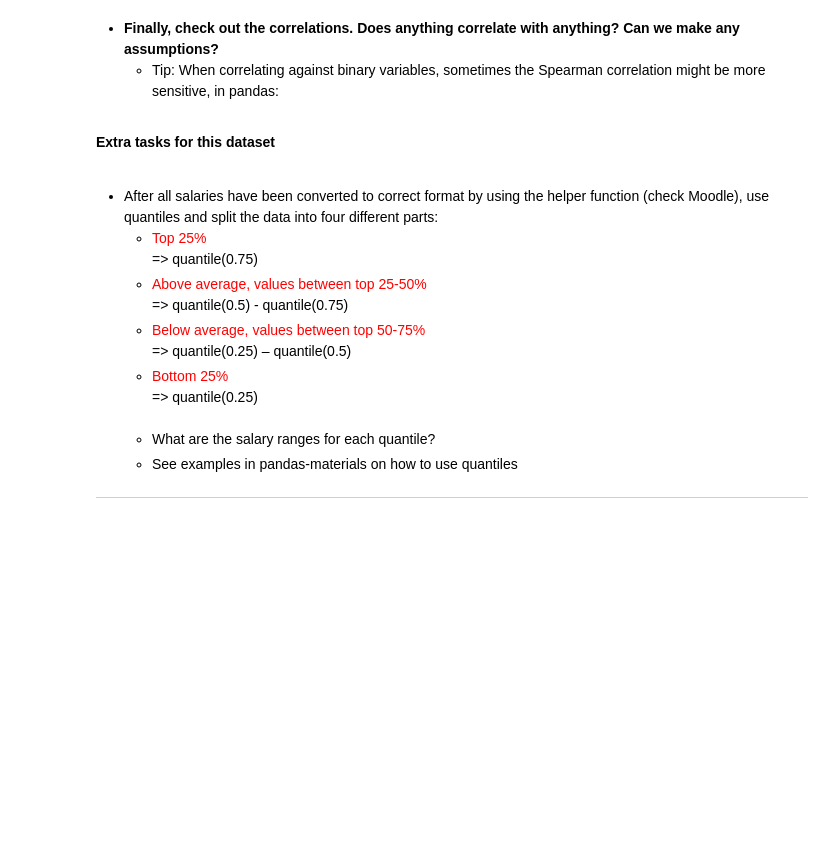
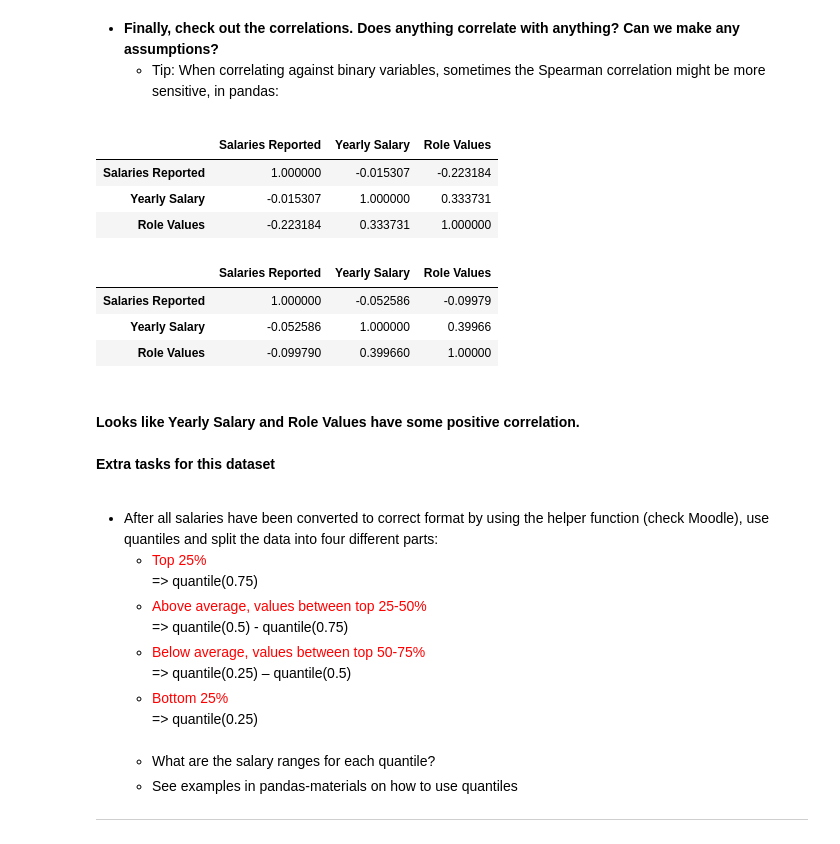
Before and after one commit to jtsillan/DataAnalytics, a Jupyter notebook: exercise_set_2/exercise_set_2.ipynb, the cells around one changed output. Drawn from its saved outputs; the diff is of its cells as text; code cells hidden in the pictures; blank space fills up the shorter version.

```diff
--- a/exercise_set_2/exercise_set_2.ipynb
+++ b/exercise_set_2/exercise_set_2.ipynb
@@ -572,7 +605,23 @@ df2.head()
 </ul>
 </ul>
 # %%
-# Remember: df.corr(method="spearman")
+# Check correlations with Spearman
+df2.corr(numeric_only=True, method='spearman')
+# %% [output]
+|  | Salaries Reported | Yearly Salary | Role Values |
+| Salaries Reported | 1.000000 | -0.015307 | -0.223184 |
+| Yearly Salary | -0.015307 | 1.000000 | 0.333731 |
+| Role Values | -0.223184 | 0.333731 | 1.000000 |
+# %%
+# Check correlations with Pearson
+df2.corr(numeric_only=True, method='pearson')
+# %% [output]
+|  | Salaries Reported | Yearly Salary | Role Values |
+| Salaries Reported | 1.000000 | -0.052586 | -0.09979 |
+| Yearly Salary | -0.052586 | 1.000000 | 0.39966 |
+| Role Values | -0.099790 | 0.399660 | 1.00000 |
+# %% [markdown]
+#### Looks like Yearly Salary and Role Values have some positive correlation.
 # %% [markdown]
 <b>Extra tasks for this dataset</b><br><br>
 
```
Also changed, not shown: parts of 11 cells of this notebook, 3 other files.
